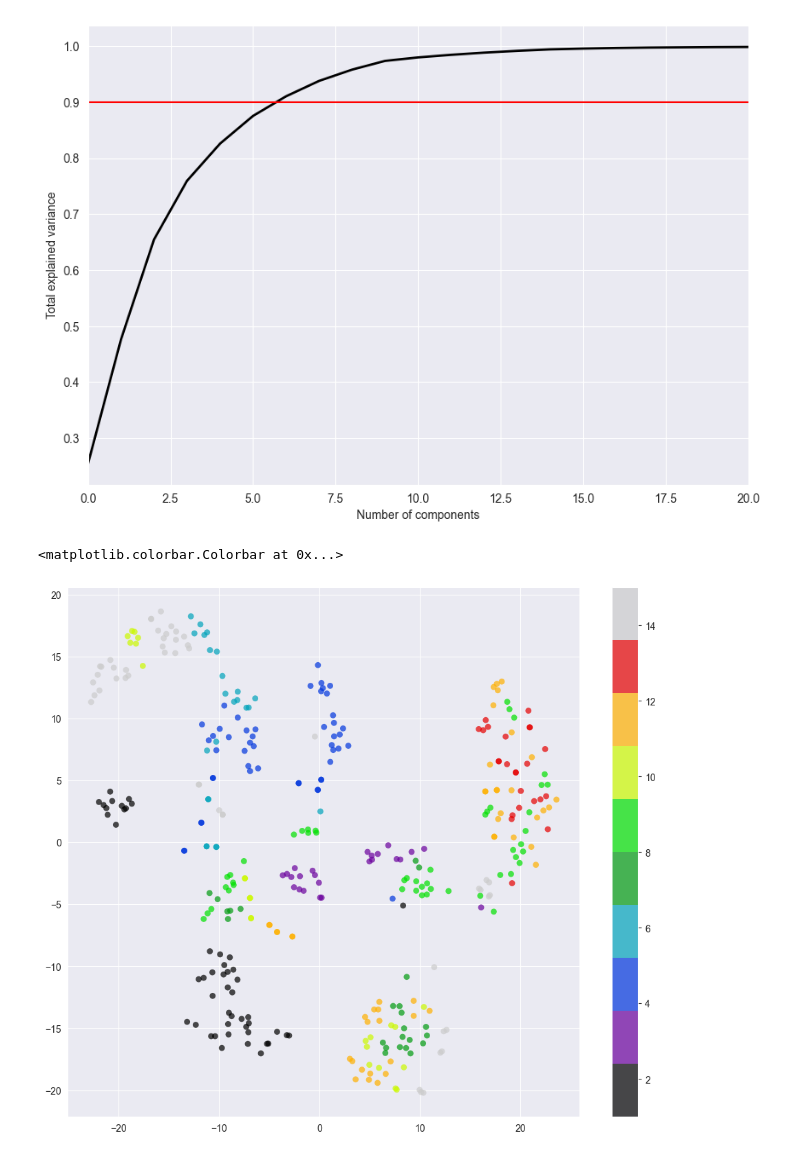
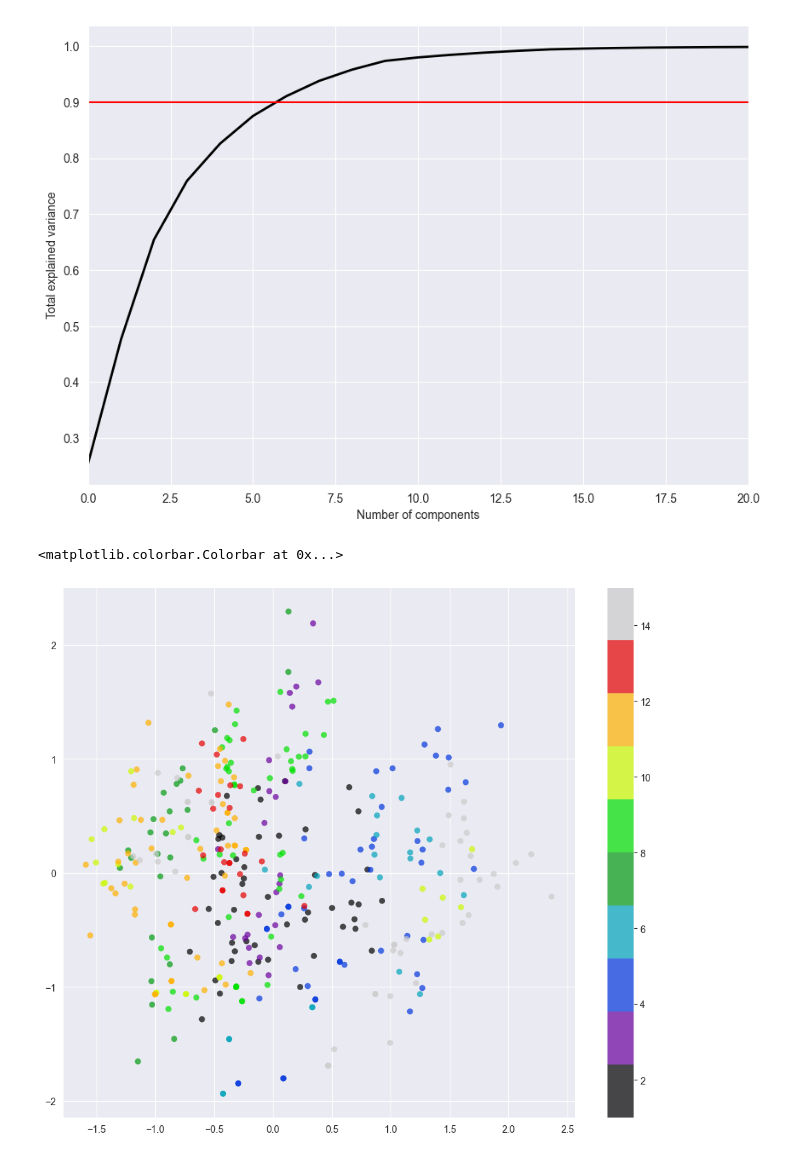
Before and after one commit to N777/ml_course_ru, a Jupyter notebook: assignments/Lab5/Lab5.ipynb, the cells around one changed output. Drawn from its saved outputs; the diff is of its cells as text; code cells hidden in the pictures.

```diff
--- a/assignments/Lab5/Lab5.ipynb
+++ b/assignments/Lab5/Lab5.ipynb
@@ -48,13 +47,13 @@ plt.show();
 [figure]
 # %%
 from sklearn.manifold import TSNE
-pca = TSNE(random_state=17)
+pca = decomposition.PCA(n_components=15)
 X_reduced = pca.fit_transform(diabetes_X)
 plt.figure(figsize=(12,10))
 plt.scatter(X_reduced[:, 0], X_reduced[:, 1], c=diabetes_y,
             edgecolor='none', alpha=0.7, s=40,
             cmap=plt.cm.get_cmap('nipy_spectral', 10))
 plt.colorbar()
 # %% [output]
 <matplotlib.colorbar.Colorbar at 0x...>
-[figure, old version]
+[figure, new version]
```
Also changed, not shown: parts of 10 cells of this notebook.
